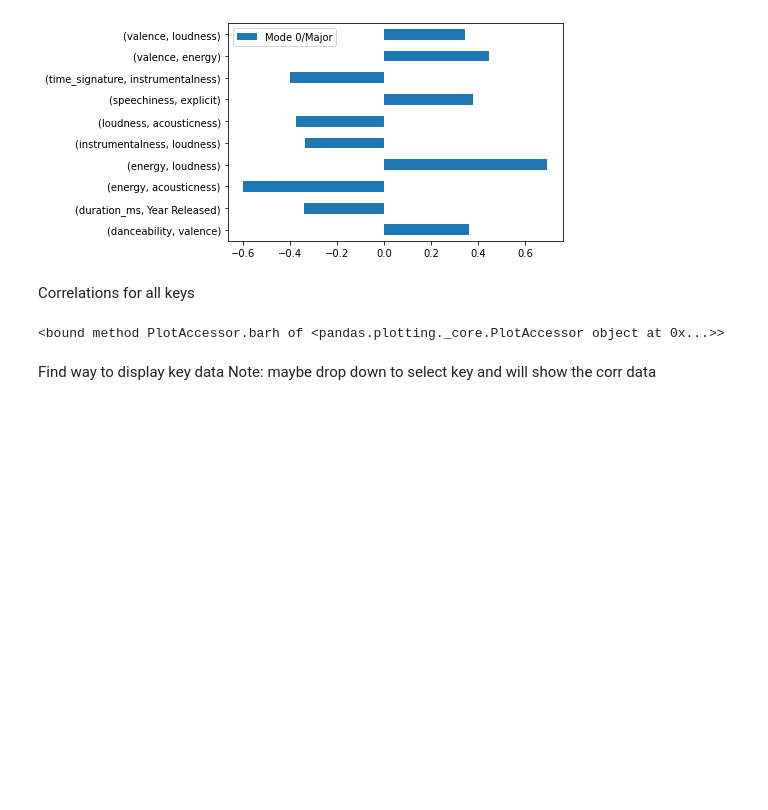
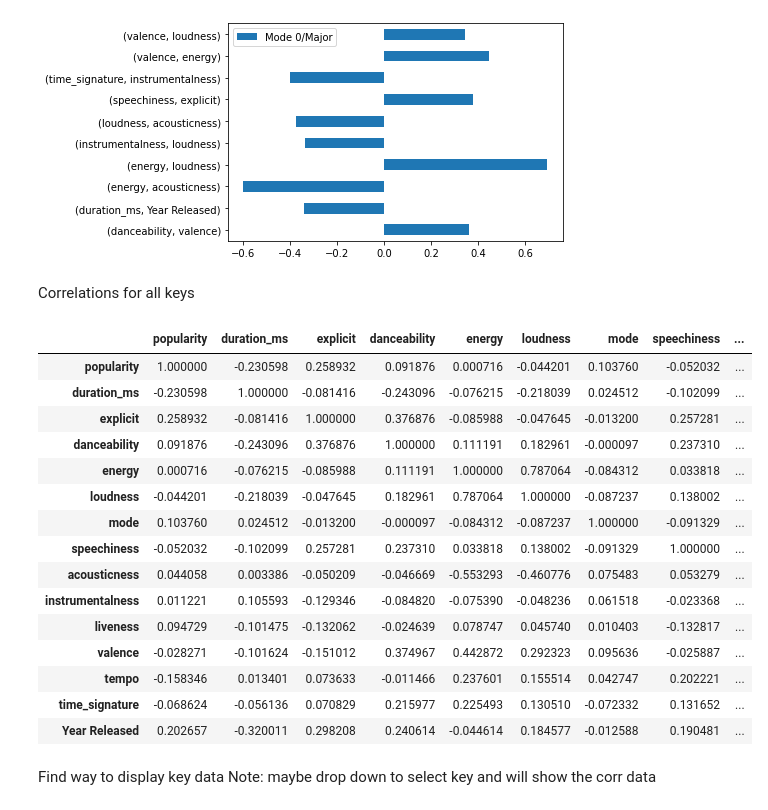
Before and after one commit to DavisAsano/Asano_MusicDataExploration, a Jupyter notebook: Asano_MusicExploration.ipynb, the cells around one changed output. Cells and saved outputs as stored; diff of their text form; code cells hidden in the pictures; blank space fills up the shorter version.

```diff
--- a/Asano_MusicExploration.ipynb
+++ b/Asano_MusicExploration.ipynb
@@ -683,10 +674,25 @@ dfk10 = pd.DataFrame(data=k10_)
 k11_ = {**resk11}
 k11_ = {'key11/B' : resk11}
 dfk11 = pd.DataFrame(data=k11_)
-# %%
-dfk0.plot.barh
-# %% [output]
-<bound method PlotAccessor.barh of <pandas.plotting._core.PlotAccessor object at 0x...>>
+# %%
+k0
+# %% [output]
+|  | popularity | duration_ms | explicit | danceability | energy | loudness | mode | speechiness | ... |
+| popularity | 1.000000 | -0.230598 | 0.258932 | 0.091876 | 0.000716 | -0.044201 | 0.103760 | -0.052032 | ... |
+| duration_ms | -0.230598 | 1.000000 | -0.081416 | -0.243096 | -0.076215 | -0.218039 | 0.024512 | -0.102099 | ... |
+| explicit | 0.258932 | -0.081416 | 1.000000 | 0.376876 | -0.085988 | -0.047645 | -0.013200 | 0.257281 | ... |
+| danceability | 0.091876 | -0.243096 | 0.376876 | 1.000000 | 0.111191 | 0.182961 | -0.000097 | 0.237310 | ... |
+| energy | 0.000716 | -0.076215 | -0.085988 | 0.111191 | 1.000000 | 0.787064 | -0.084312 | 0.033818 | ... |
+| loudness | -0.044201 | -0.218039 | -0.047645 | 0.182961 | 0.787064 | 1.000000 | -0.087237 | 0.138002 | ... |
+| mode | 0.103760 | 0.024512 | -0.013200 | -0.000097 | -0.084312 | -0.087237 | 1.000000 | -0.091329 | ... |
+| speechiness | -0.052032 | -0.102099 | 0.257281 | 0.237310 | 0.033818 | 0.138002 | -0.091329 | 1.000000 | ... |
+| acousticness | 0.044058 | 0.003386 | -0.050209 | -0.046669 | -0.553293 | -0.460776 | 0.075483 | 0.053279 | ... |
+| instrumentalness | 0.011221 | 0.105593 | -0.129346 | -0.084820 | -0.075390 | -0.048236 | 0.061518 | -0.023368 | ... |
+| liveness | 0.094729 | -0.101475 | -0.132062 | -0.024639 | 0.078747 | 0.045740 | 0.010403 | -0.132817 | ... |
+| valence | -0.028271 | -0.101624 | -0.151012 | 0.374967 | 0.442872 | 0.292323 | 0.095636 | -0.025887 | ... |
+| tempo | -0.158346 | 0.013401 | 0.073633 | -0.011466 | 0.237601 | 0.155514 | 0.042747 | 0.202221 | ... |
+| time_signature | -0.068624 | -0.056136 | 0.070829 | 0.215977 | 0.225493 | 0.130510 | -0.072332 | 0.131652 | ... |
+| Year Released | 0.202657 | -0.320011 | 0.298208 | 0.240614 | -0.044614 | 0.184577 | -0.012588 | 0.190481 | ... |
 # %% [markdown]
 Find way to display key data
 Note: maybe drop down to select key and will show the corr data
```
Also changed, not shown: parts of 5 cells of this notebook, 1 other file.
